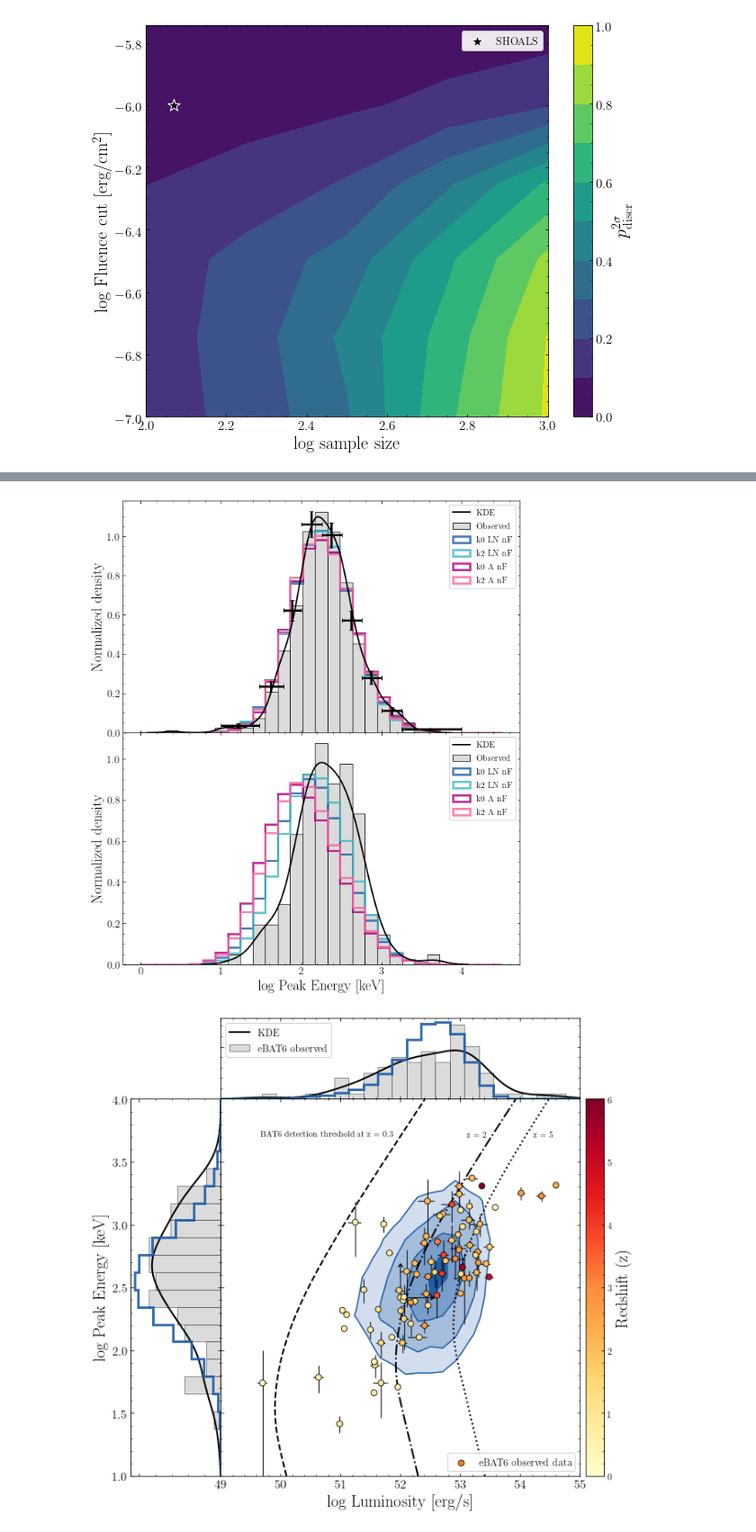
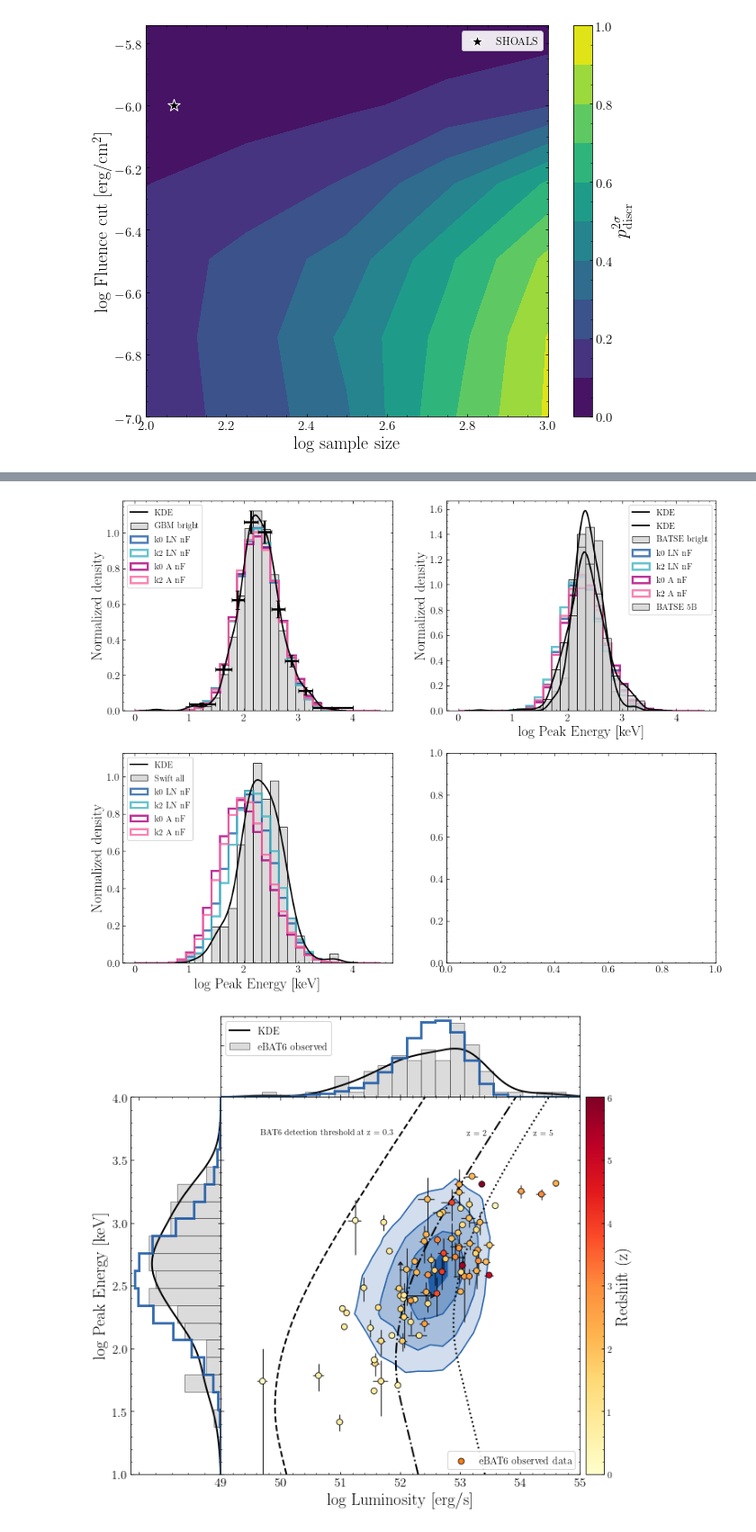
Before and after one commit to JPalmerio/GRB_population_model, a Jupyter notebook: ipynb_codes/Compare_best_models.ipynb, the cells around one changed output, grey strips where cells are left out. Shown at 90% size. Drawn from its saved outputs; the diff is of its cells as text; code cells hidden in the pictures.

```diff
--- a/ipynb_codes/Compare_best_models.ipynb
+++ b/ipynb_codes/Compare_best_models.ipynb
@@ -136,3 +170,8 @@ for mod in model_names:
+# %%
+dfs_old = {}
+for mod in model_names:
+    dfs_old[mod] = pd.read_parquet(paths_to_dir['output'] + f'/population_{mod}')
+    dfs_old[mod][key] = df[mod][key]
 # %%
 # Save the best populations to avoid recalculating each time
 if not load_files:
@@ -568,52 +650,101 @@ if not load_files:
 # Now look at Ep-L plane and Ep distributions of various observed samples to try to distinguish between
 # Amati-like (intrinsic correlation) scenarios and LogNormal scenarios
 bins = np.linspace(0,4.5, 30)
-fig, axes = plt.subplots(2, figsize=(10,12))
-ax = axes[0]
-ax2 = axes[1]
-pf.plot_obs_property('../catalogs/GBM_cat/fermi_GBM_cat_total.dat',
+fig, axes = plt.subplots(2,2, figsize=(15,12))
+ax = axes[0,0]
+ax2 = axes[1,0]
+ax3 = axes[0,1]
+
+# GBM bright
+plot_obs_property('../catalogs/GBM_cat/fermi_GBM_cat_total.dat',
                   key='pflx_band_epeak',
                   func=[msc.filter_df, msc.filter_df],
-                  func_args=[{'filtering_key':'t90', 'lim_min':2},
-                             {'filtering_key':'pflx_band_phtfluxb', 'lim_min':0.9}],
+                  func_args=[{'filtering_key':'t90', 'lim_min':2, 'errors':'coerce'},
+                             {'filtering_key':'pflx_band_phtfluxb', 'lim_min':0.9, 'errors':'coerce'}],
                   log=True, verbose=True, kde=True,
                   bins=bins,
-                  ax=ax, density=True, label='Observed', alpha=0.8,
-                  color='lightgray')
+                  ax=ax, density=True, label='GBM bright', alpha=0.8,
+                  color='lightgray', errors='coerce')
 for i,mod in enumerate(model_names_ks):
     cond = dfs[mod]['pdet_EpGBM'] == 1
     ax.hist(np.log10(dfs[mod][cond]['Epobs']), alpha=0.8, density=True,
             bins=bins, color=colors[i], histtype='step', linewidth=3, label=mod.replace('_',' '))
 
-# Plot Observational constraints
+ax.set_ylabel(r'Normalized density')
+ax.legend(loc='upper left')
 
-ax.set_ylabel(r'Normalized density')
-ax.legend()
 
+# Observational constraint
 pf.plot_EpGBM(fname=paths_to_dir['root']/'observational_constraints/EpGBM_for_plotting.txt',
               ax=ax, density=True, log=True,
               linewidth=3, color='k', fmt='.', capsize=3)
 
-pf.plot_obs_property('../catalogs/Swift_cat/Swift_cat_complete.txt',
+
+# Swift
+plot_obs_property('../catalogs/Swift_cat/Swift_cat_complete.txt',
                   key='bat_epeak',
                   func=[msc.filter_df, msc.filter_df],
-                  func_args=[{'filtering_key':'bat_t90', 'lim_min':2},
-                             {'filtering_key':'bat_peakfluxp', 'lim_min':0.2}],
+                  func_args=[{'filtering_key':'bat_t90', 'lim_min':2, 'errors':'coerce'},
+                             {'filtering_key':'bat_peakfluxp', 'lim_min':0.2, 'errors':'coerce'}],
                   log=True, verbose=True, kde=True,
                   bins=bins,
-                  ax=ax2, density=True, label='Observed', alpha=0.8,
-                  color='lightgray')
+                  ax=ax2, density=True, label='Swift all', alpha=0.8,
+                  color='lightgray', errors='coerce')
 for i,mod in enumerate(model_names_ks):
     cond = dfs[mod]['pht_pflx_BAT'] >= 0.2
     ax2.hist(np.log10(dfs[mod][cond]['Epobs']), alpha=0.8, density=True,
             bins=bins, color=colors[i], histtype='step', linewidth=3, label=mod.replace('_',' '))
 
 
-fig.subplots_adjust(hspace=0)
 ax2.set_xlabel(r'log Peak Energy $\rm{[keV]}$')
 ax2.set_ylabel(r'Normalized density')
-ax2.legend()
+ax2.legend(loc='upper left')
 
+# BATSE bright
+pf.plot_obs_property('../catalogs/BATSE_cat/BATSE_bright_cat.txt',
+                  key='peak_energy',
+                  func=msc.filter_df,
+                  func_args={'filtering_key':'spectral_model', 'equal':'BAND', 'string':True},
+                  log=True, verbose=True, kde=True,
+                  bins=np.linspace(0,4.5, 30),
+                  ax=ax3, density=True, label='BATSE bright', alpha=0.8,
+                  color='lightgray', errors='coerce')
+
+for i,mod in enumerate(model_names_ks):
+    cond = dfs[mod]['pht_pflx_BATSE'] >= 3.0
+    ax3.hist(np.log10(dfs[mod][cond]['Epobs']), alpha=0.8, density=True,
+            bins=bins, color=colors[i], histtype='step', linewidth=3, label=mod.replace('_',' '))
+
+
+ax3.set_xlabel(r'log Peak Energy $\rm{[keV]}$')
+ax3.set_ylabel(r'Normalized density')
+ax3.legend()
+
+# BATSE 20 - 2000 keV
+pf.plot_obs_property('../catalogs/BATSE_cat/BATSE_cat_complete_5B.txt',
+                  key='pflx_band_epeak',
+                  func=msc.filter_df,
+                  func_args={'filtering_key':'pflx_band_phtflux', 'lim_min':2.},
+                  log=True, verbose=True, kde=True,
+                  bins=np.linspace(0,4.5, 30),
+                  ax=ax3, density=True, label='BATSE 5B', alpha=0.8,
+                  color='lightgray', errors='coerce')
+
+for i,mod in enumerate(model_names_ks):
+    cond = dfs[mod]['pht_pflx_BATSE_5B'] >= 2.0
+    ax3.hist(np.log10(dfs[mod][cond]['Epobs']), alpha=0.8, density=True,
+            bins=bins, color=colors[i], histtype='step', linewidth=3, label=mod.replace('_',' '))
+
+
+ax3.set_xlabel(r'log Peak Energy $\rm{[keV]}$')
+ax3.set_ylabel(r'Normalized density')
+ax3.legend()
+
+
+
+
+
+fig.subplots_adjust(hspace=0, wspace=0)
 plt.show()
 # %% [output]
 Sample size :1313
@@ -622,4 +755,4 @@ Sample size :620
-[figure, old version]
+[figure, new version]
 # %%
 for i,mod in enumerate(model_names_ks):
     cond = dfs[mod]['pht_pflx_BAT'] >= 2.6
```
Also changed, not shown: parts of 6 cells of this notebook, 10 other files.
